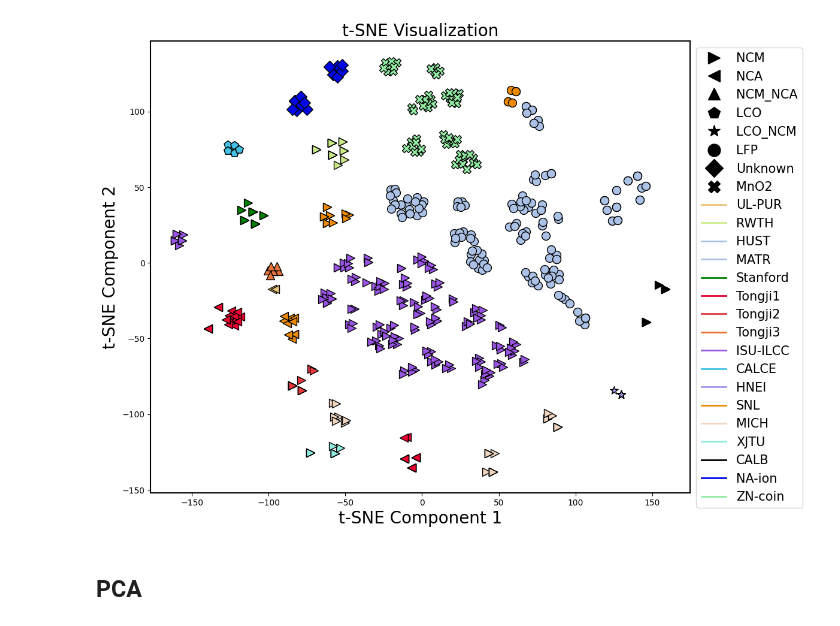
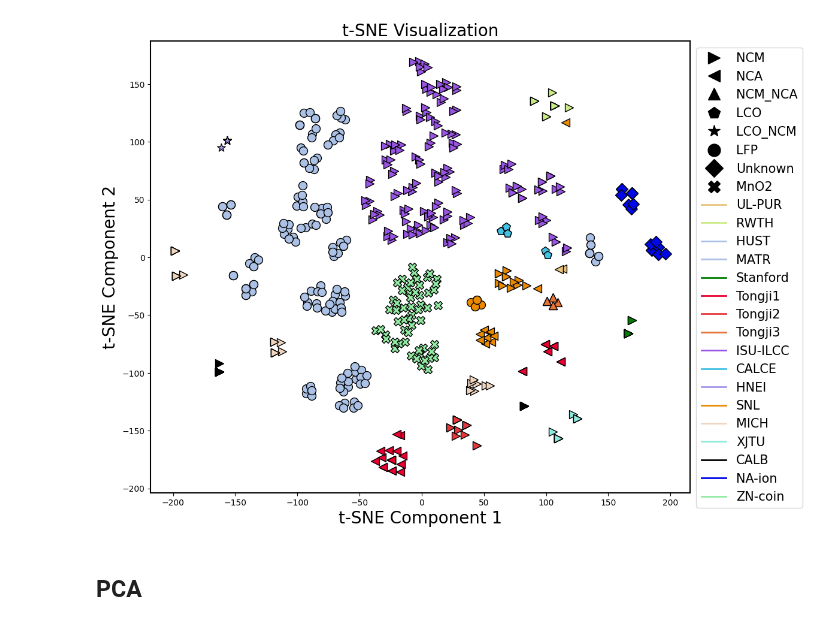
Before and after one commit to Ruifeng-Tan/PBT, a Jupyter notebook: visualize_precomputed_embeddings.ipynb, the cells around one changed output. Drawn from its saved outputs; the diff is of its cells as text; code cells hidden in the pictures.

Commit message:
check back to Llama

```diff
--- a/visualize_precomputed_embeddings.ipynb
+++ b/visualize_precomputed_embeddings.ipynb
@@ -51,7 +51,7 @@ def set_draft_fig(fig):
 def array_in_list(arr, list_of_arrays):
     return any(np.array_equal(arr, existing_arr) for existing_arr in list_of_arrays)
 
-model_name = 'Qwen3_8B' # ['Qwen3_0.6B', 'Qwen3_8B']
+model_name = 'Llama' # ['Llama', 'Qwen3_0.6B', 'Qwen3_8B']
 data_path = f'/data/trf/python_works/BatteryLife/dataset/training_DKP_embed_all_{model_name}.pkl'
 data = pickle.load(open(data_path, 'rb'))
 tmp_total_features = np.array(list(data.values())).squeeze(1)
@@ -107,34 +107,34 @@ dataset_color = {
 
 appear_cathodeNames = []
 for i in range(len(tmp_total_features)):
     if cathode_names[i] not in appear_cathodeNames:
         plt.scatter(tsne_results[i, 0], tsne_results[i, 1],
                     c=dataset_color[dataset_names[i]],  # Color by cluster label
                     marker=dataset_shape_map[cathode_names[i]],  # Shape by dataset name
                      s=100, edgecolor='k', label=cathode_names[i])
     else:
         plt.scatter(tsne_results[i, 0], tsne_results[i, 1],
                     c=dataset_color[dataset_names[i]],  # Color by cluster label
                     marker=dataset_shape_map[cathode_names[i]],  # Shape by dataset name
                     s=100, edgecolor='k')
     appear_cathodeNames.append(cathode_names[i])
 
 # Add labels and title
 plt.title("t-SNE Visualization", fontsize=20)
 plt.xlabel("t-SNE Component 1", fontsize=20)
 plt.ylabel("t-SNE Component 2", fontsize=20)
 
 # Custom legend for cluster shapes only (no color distinction)
 legend_shapes = [Line2D([], [], marker=shape, color='black', linestyle='None', markersize=15, label=name) for name, shape in dataset_shape_map.items()]
 legend_colors = [Line2D([], [], marker='None', color=color, linestyle='-', markersize=15, label=name, lw=2) for name, color in dataset_color.items()]
 plt.legend(loc='upper left', bbox_to_anchor=(1.0, 1), fontsize=15, handles=legend_shapes+legend_colors)
 
 set_ax_linewidth(plt.gca())
 fig.tight_layout()
 plt.savefig('./figures/t-SNE_clustering.jpg', dpi=600, bbox_inches='tight')
 plt.show()
 # %% [output]
-[figure, old version]
+[figure, new version]
 # %% [markdown]
 ## PCA
 # %%
```
Also changed, not shown: parts of 1 cell of this notebook, 3 other files.
